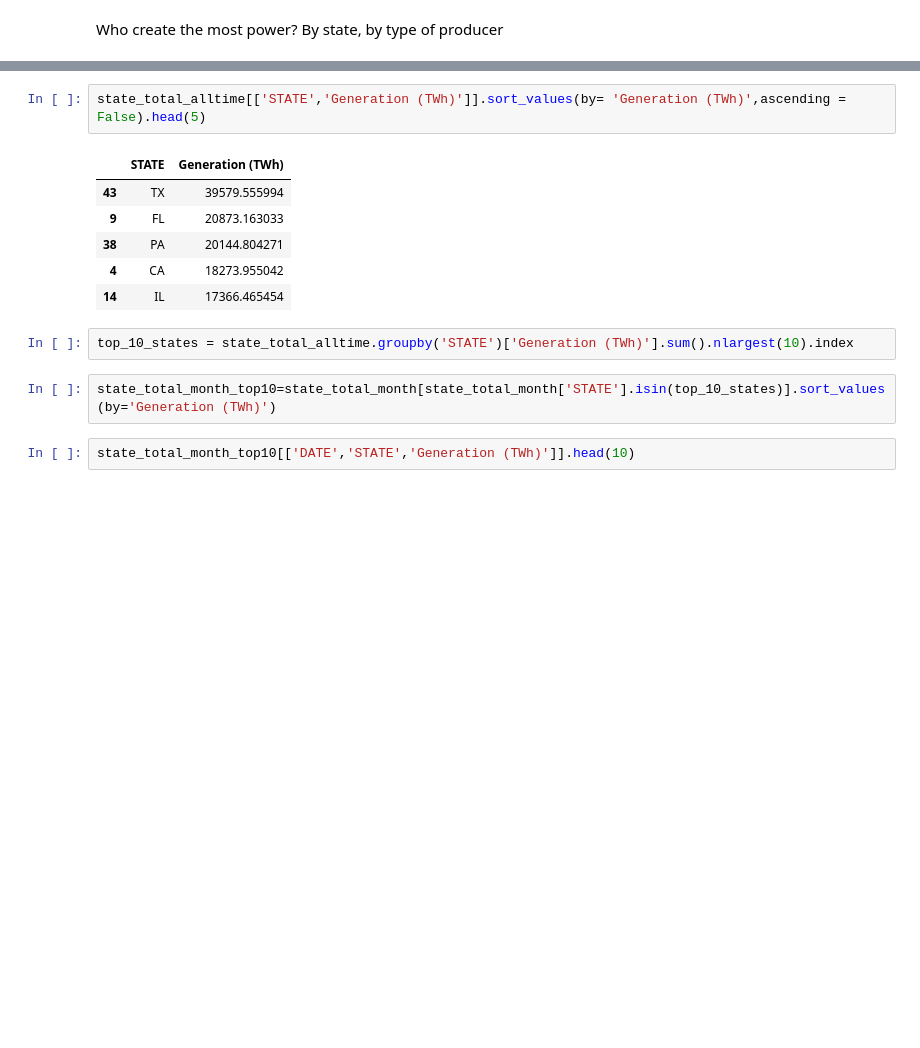
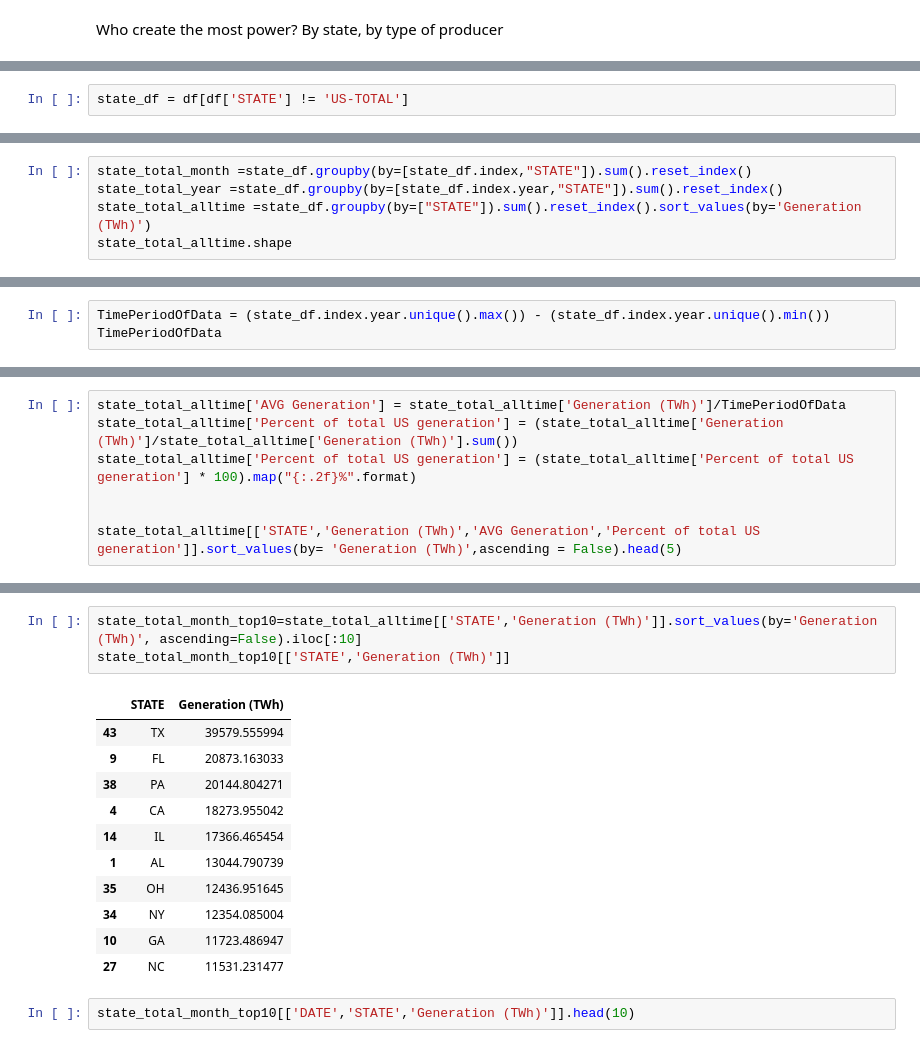
Before and after one commit to NickSordi/6505-Final-Project, a Jupyter notebook: EIA Analysis.ipynb, the cells around one changed output, grey strips where cells are left out. Cells and saved outputs as stored; diff of their text form; blank space fills up the shorter version.

```diff
--- a/EIA Analysis.ipynb
+++ b/EIA Analysis.ipynb
@@ -416,0 +412,2 @@ state_total_alltime = total_alltime[total_alltime['STATE'] != 'US-TOTAL']
+# %%
+state_df = df[df['STATE'] != 'US-TOTAL']
@@ -416,0 +416,5 @@ state_total_alltime = total_alltime[total_alltime['STATE'] != 'US-TOTAL']
+# %%
+state_total_month =state_df.groupby(by=[state_df.index,"STATE"]).sum().reset_index()
+state_total_year =state_df.groupby(by=[state_df.index.year,"STATE"]).sum().reset_index()
+state_total_alltime =state_df.groupby(by=["STATE"]).sum().reset_index().sort_values(by='Generation (TWh)')
+state_total_alltime.shape
@@ -416,0 +427,3 @@ state_total_alltime = total_alltime[total_alltime['STATE'] != 'US-TOTAL']
+# %%
+TimePeriodOfData = (state_df.index.year.unique().max()) - (state_df.index.year.unique().min())
+TimePeriodOfData
@@ -416,0 +432,7 @@ state_total_alltime = total_alltime[total_alltime['STATE'] != 'US-TOTAL']
+# %%
+state_total_alltime['AVG Generation'] = state_total_alltime['Generation (TWh)']/TimePeriodOfData
+state_total_alltime['Percent of total US generation'] = (state_total_alltime['Generation (TWh)']/state_total_alltime['Generation (TWh)'].sum())
+state_total_alltime['Percent of total US generation'] = (state_total_alltime['Percent of total US generation'] * 100).map("{:.2f}%".format)
+
+
+state_total_alltime[['STATE','Generation (TWh)','AVG Generation','Percent of total US generation']].sort_values(by= 'Generation (TWh)',ascending = False).head(5)
@@ -417,16 +446,18 @@ state_total_alltime = total_alltime[total_alltime['STATE'] != 'US-TOTAL']
 # %%
-state_total_alltime[['STATE','Generation (TWh)']].sort_values(by= 'Generation (TWh)',ascending = False).head(5)
+state_total_month_top10=state_total_alltime[['STATE','Generation (TWh)']].sort_values(by='Generation (TWh)', ascending=False).iloc[:10]
+state_total_month_top10[['STATE','Generation (TWh)']]
 # %% [output]
 |  | STATE | Generation (TWh) |
 | 43 | TX | 39579.555994 |
 | 9 | FL | 20873.163033 |
 | 38 | PA | 20144.804271 |
 | 4 | CA | 18273.955042 |
 | 14 | IL | 17366.465454 |
+| 1 | AL | 13044.790739 |
+| 35 | OH | 12436.951645 |
+| 34 | NY | 12354.085004 |
+| 10 | GA | 11723.486947 |
+| 27 | NC | 11531.231477 |
-# %%
-top_10_states = state_total_alltime.groupby('STATE')['Generation (TWh)'].sum().nlargest(10).index
-# %%
-state_total_month_top10=state_total_month[state_total_month['STATE'].isin(top_10_states)].sort_values(by='Generation (TWh)')
 # %%
 state_total_month_top10[['DATE','STATE','Generation (TWh)']].head(10)
 # %% [output]
```
Also changed, not shown: parts of 18 cells of this notebook.
